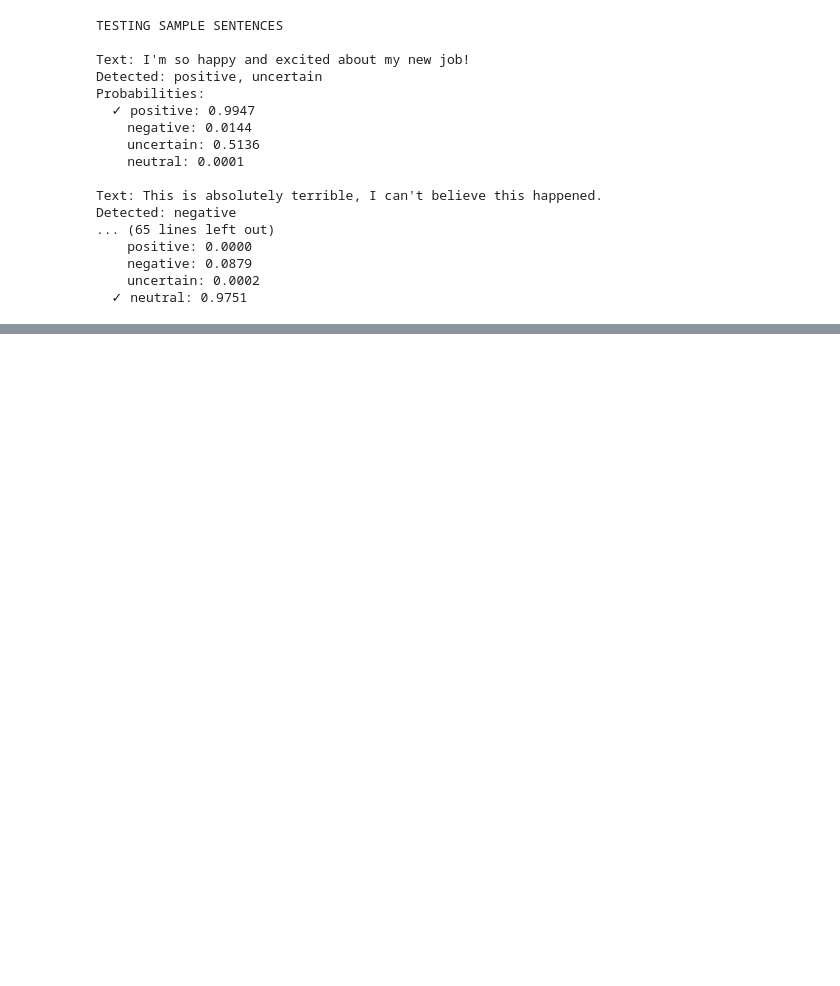
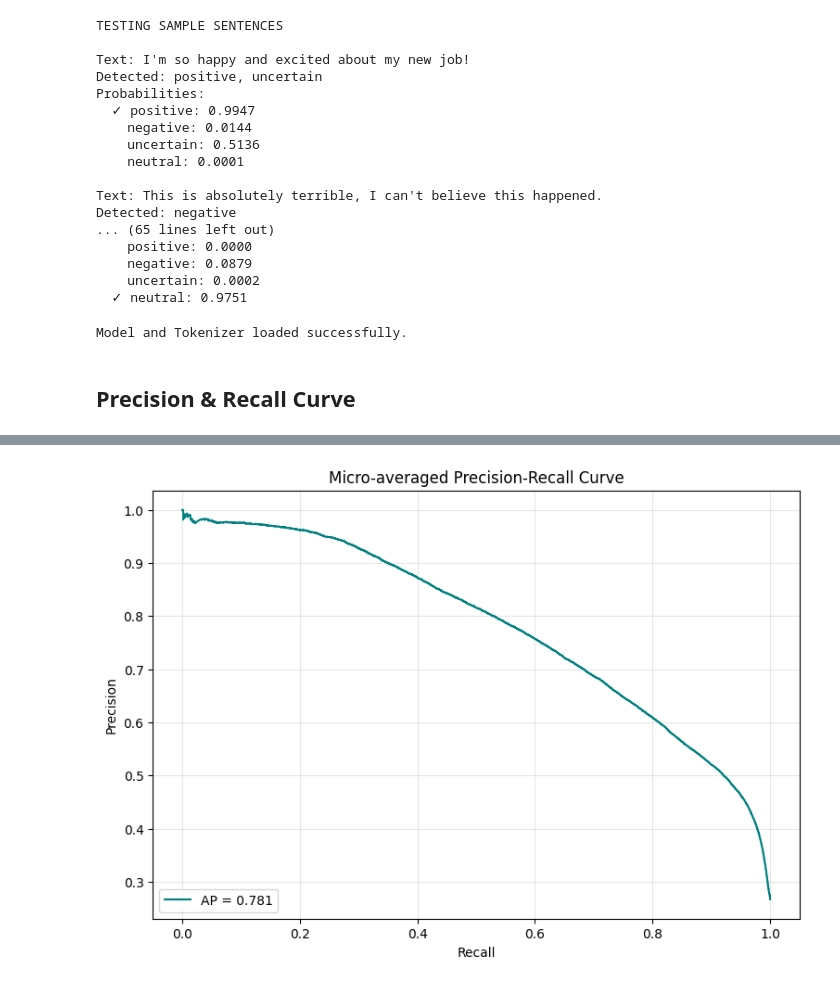
Before and after one commit to SydAt1/Emotion_Detection_AML, a Jupyter notebook: retraining_LSTM.ipynb, the cells around one changed output, grey strips where cells are left out. Saved outputs shown, nothing was run; the diff lists cells and outputs as text; code cells hidden in the pictures; blank space fills up the shorter version.

Commit message:
Precision Recall Updates

```diff
--- a/retraining_LSTM.ipynb
+++ b/retraining_LSTM.ipynb
@@ -85,4 +91,12 @@ X_train, X_test, y_train, y_test = train_test_split(
 )
+# %%
+X_train, X_val, y_train, y_val = train_test_split(
+    X_temp,
+    y_temp,
+    test_size=0.1765,               # 15% of total
+    random_state=42,
+    stratify=y_temp.argmax(axis=1)
+)
 # %%
 print(f"\nData split sizes:")
 print(f"Train: {len(X_train)} ({len(X_train)/len(texts)*100:.1f}%)")
@@ -519,3 +533,41 @@ Detected: negative
     negative: 0.0879
     uncertain: 0.0002
   ✓ neutral: 0.9751
+# %%
+import os
+import joblib
+from tensorflow.keras.models import load_model
+
+# Define paths (as set in your notebook)
+base_path = '/content/drive/MyDrive/Text_Emotion_Classifier'
+save_dir = os.path.join(base_path, 'model/grouped_emotions_lstm')
+model_path = os.path.join(save_dir, 'best_model_checkpoint.keras')
+tokenizer_path = os.path.join(save_dir, "tokenizer.pkl")
+
+# Load the resources
+model = load_model(model_path)
+tokenizer = joblib.load(tokenizer_path)
+
+print("Model and Tokenizer loaded successfully.")
+# %% [output]
+Model and Tokenizer loaded successfully.
+# %% [markdown]
+## Precision & Recall Curve
+# %%
+from sklearn.metrics import precision_recall_curve, average_precision_score
+
+X_val_padded = pad_sequences(sequences_val, maxlen=MAX_LEN, padding='post')
+y_pred_prob = model.predict(X_val_padded)
+
+precision, recall, _ = precision_recall_curve(y_val.ravel(), y_pred_prob.ravel())
+ap = average_precision_score(y_val.ravel(), y_pred_prob.ravel())
+
+plt.figure(figsize=(9, 6))
+plt.step(recall, precision, where='post', color='teal', label=f'AP = {ap:.3f}')
+plt.xlabel('Recall')
+plt.ylabel('Precision')
+plt.title('Micro-averaged Precision-Recall Curve')
+plt.legend(loc='lower left')
+plt.grid(alpha=0.3)
+plt.show()
+# %% [output]
@@ -521,0 +575 @@ Detected: negative
+[figure, added]
```
Also changed, not shown: parts of 14 cells of this notebook.
